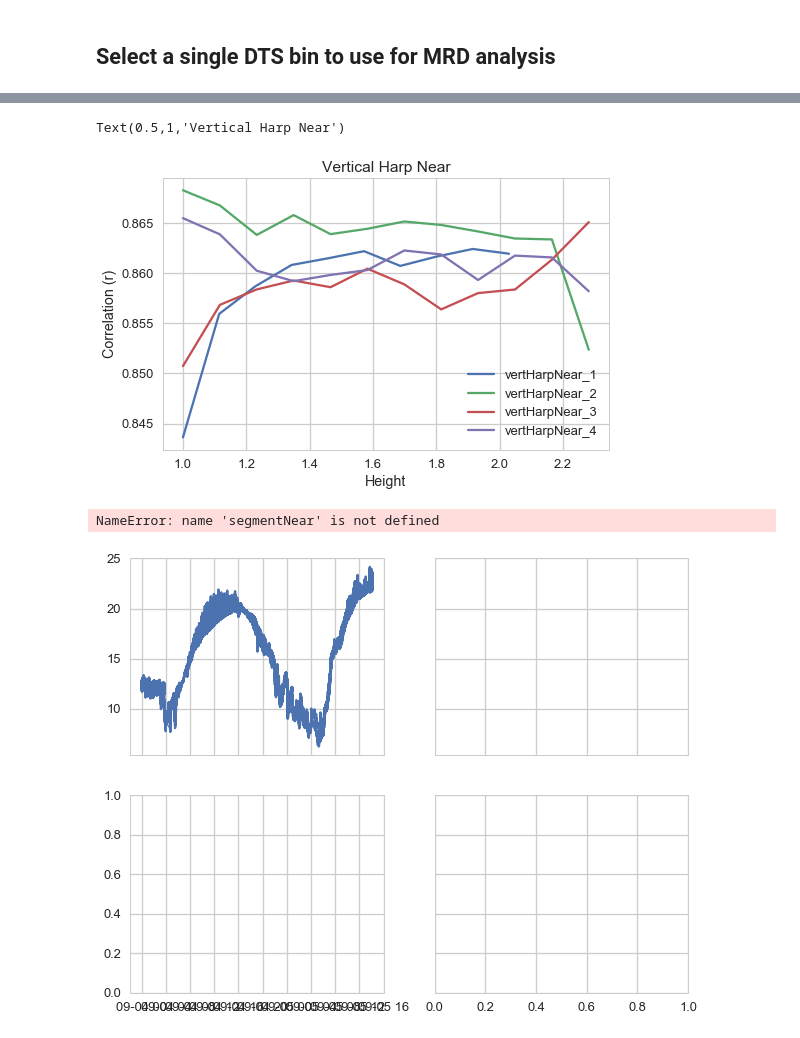
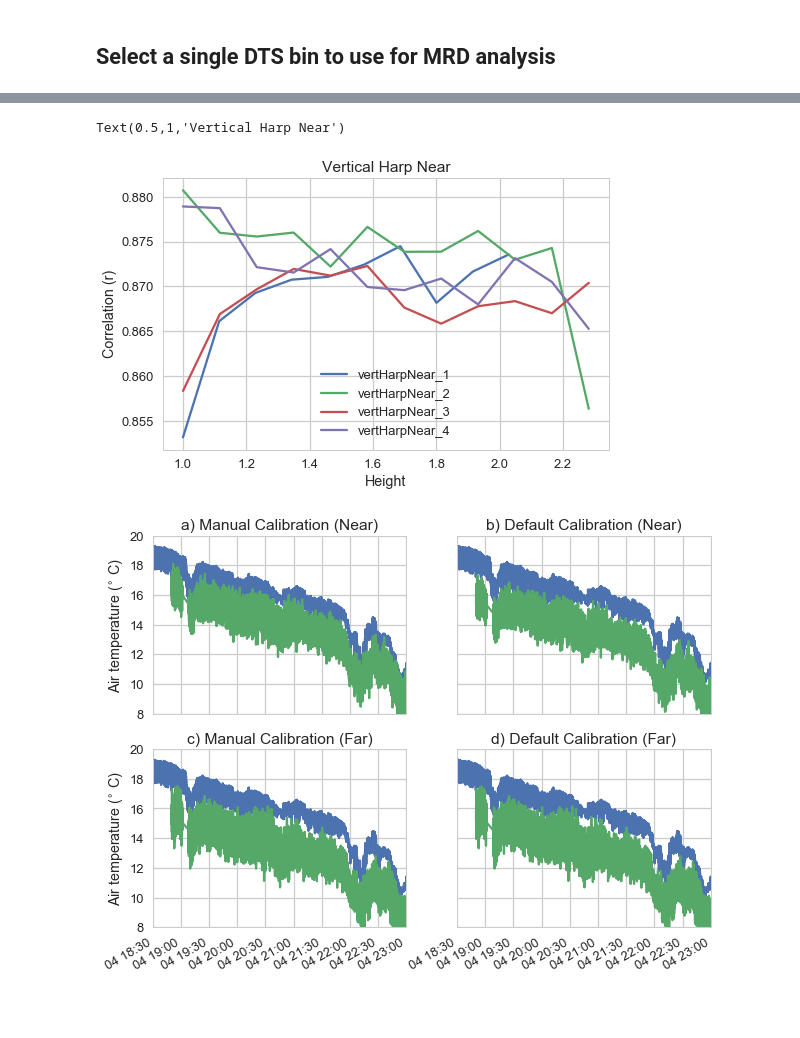
Before and after one commit to klapo/DTS, a Jupyter notebook: VertHarpSpectralExp.timeStampFix.ipynb, the cells around one changed output, grey strips where cells are left out. Drawn from its saved outputs; the diff is of its cells as text; code cells hidden in the pictures; blank space fills up the shorter version.

Commit message:
Fixed: Finding the fiber optic cable bin that is best correlated with the sonic temperature. This commit is prior to renaming the script.

```diff
--- a/VertHarpSpectralExp.timeStampFix.ipynb
+++ b/VertHarpSpectralExp.timeStampFix.ipynb
@@ -85,17 +85,27 @@ ultimaHarpFar_20Hz = ultimaHarpFar.reindex_like(ecObs)
 
 # Interpolate Ultima to 20Hz
 for LAF in ultimaHarpNear.LAF:
-    # Near harp
     tempDataCoarse = ultimaHarpNear.sel(LAF=LAF)
+
+    # Near harp -- manually calibrated temperature
     tempDataFine = np.interp(ecObs.time, tempDataCoarse.time, tempDataCoarse.manualTemp, left=np.nan, right=np.nan)
     ultimaHarpNear_20Hz.manualTemp.loc[dict(LAF=LAF)] = tempDataFine
 
+    # Near harp -- default temperature
+    tempDataFine = np.interp(ecObs.time, tempDataCoarse.time, tempDataCoarse.defaultTemp, left=np.nan, right=np.nan)
+    ultimaHarpNear_20Hz.defaultTemp.loc[dict(LAF=LAF)] = tempDataFine
+
 for LAF in ultimaHarpFar.LAF:
-    # Far harp
     tempDataCoarse = ultimaHarpFar.sel(LAF=LAF)
+
+    # Far harp -- manually calibrated temperature
     tempDataFine = np.interp(ecObs.time, tempDataCoarse.time, tempDataCoarse.manualTemp, left=np.nan, right=np.nan)
     ultimaHarpFar_20Hz.manualTemp.loc[dict(LAF=LAF)] = tempDataFine
 
+    # Far harp -- default temperature
+    tempDataFine = np.interp(ecObs.time, tempDataCoarse.time, tempDataCoarse.defaultTemp, left=np.nan, right=np.nan)
+    ultimaHarpFar_20Hz.defaultTemp.loc[dict(LAF=LAF)] = tempDataFine
+
 print(ultimaHarpNear_20Hz)
 print(ultimaHarpFar_20Hz)
 # %% [output]
@@ -397,7 +407,7 @@ Text(0.5,1,'Vertical Harp Far')
 fig, ax = plt.subplots(1, 1, figsize=(8, 5))
 maxCorr = 0
 
-for loc in ultima.locations:
+for loc in ultimaHarpNear_20Hz.locations:
     if 'vertHarpNear' in loc:
         segment = ultimaHarpNear_20Hz.swap_dims({'LAF': 'location'}).sel(location=loc).swap_dims({'location': 'LAF'})
         corrNear = []
@@ -426,33 +436,45 @@ ax.set_ylabel('Correlation (r)')
 ax.set_title('Vertical Harp Near')
 # %% [output]
 Text(0.5,1,'Vertical Harp Near')
-[figure, old version]
+[figure, new version]
 # %%
 # Compare DTS to EC
 fig, axes = plt.subplots(2, 2, figsize=(10, 8), sharey='row', sharex='col')
 axes = axes.flatten()
+d1 = datetime(2017, 9, 4, 18, 30, 0)
+d2 = datetime(2017, 9, 4, 23, 0, 0)
+dRange = pd.date_range(d1, d2, freq='50ms')
 
 ax = axes[0]
 ax.plot(ecObs.time.values, ecObs.S1_Ts)
 ax.plot(segmentNear.time.values, segmentNear.manualTemp)
 ax.set_ylabel('Air temperature ($^{\circ}$ C)')
 ax.set_title('a) Manual Calibration (Near)')
+ax.set_xlim(d1, d2)
+ax.set_ylim(8, 20)
 
 ax = axes[1]
-ax.plot(ecObs.time.values, ecObs.Ts_mean)
+ax.plot(ecObs.time.values, ecObs.S1_Ts)
 ax.plot(segmentNear.time.values, segmentNear.defaultTemp)
 ax.set_title('b) Default Calibration (Near)')
+ax.set_xlim(d1, d2)
+ax.set_ylim(8, 20)
 
 ax = axes[2]
-ax.plot(ecObs.time.values, ecObs.Ts_mean)
+ax.plot(ecObs.time.values, ecObs.S1_Ts)
 ax.plot(segmentFar.time.values, segmentFar.defaultTemp)
 ax.set_ylabel('Air temperature ($^{\circ}$ C)')
 ax.set_title('c) Manual Calibration (Far)')
+ax.set_xlim(d1, d2)
+ax.set_ylim(8, 20)
 
 ax = axes[3]
-ax.plot(ecObs.time.values, ecObs.Ts_mean)
+ax.plot(ecObs.time.values, ecObs.S1_Ts)
 ax.plot(segmentFar.time.values, segmentFar.defaultTemp)
 ax.set_title('d) Default Calibration (Far)')
+ax.set_xlim(d1, d2)
+ax.set_ylim(8, 20)
+
+fig.autofmt_xdate()
 # %% [output]
-NameError: name 'segmentNear' is not defined
-[figure, old version]
+[figure, new version]
```
Also changed, not shown: parts of 2 cells of this notebook.
